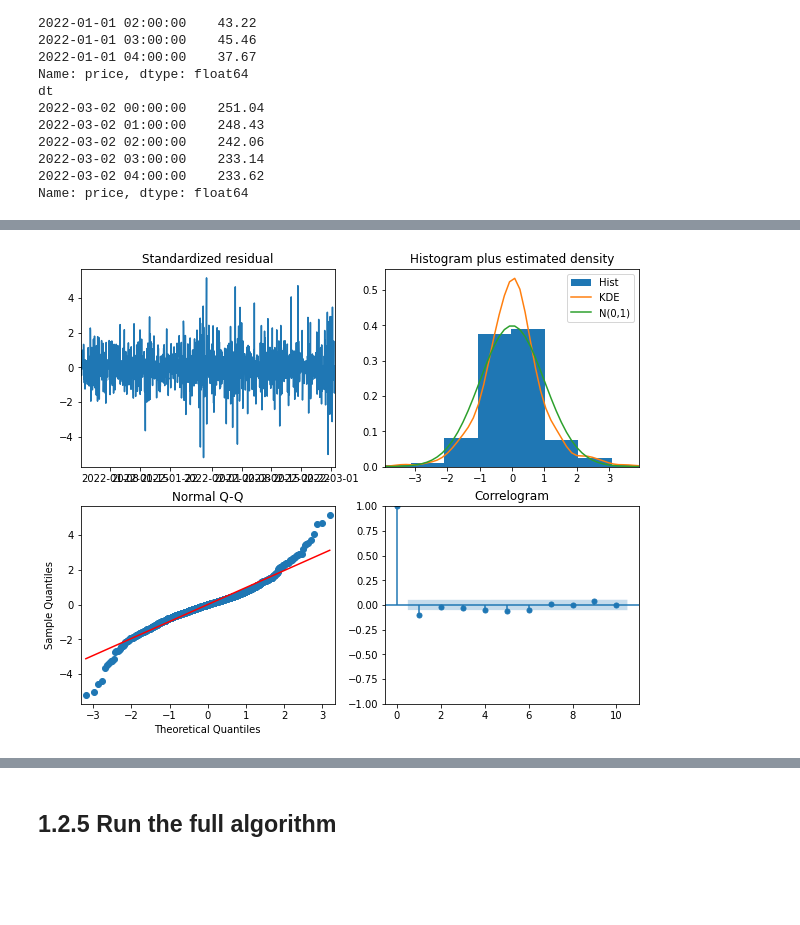
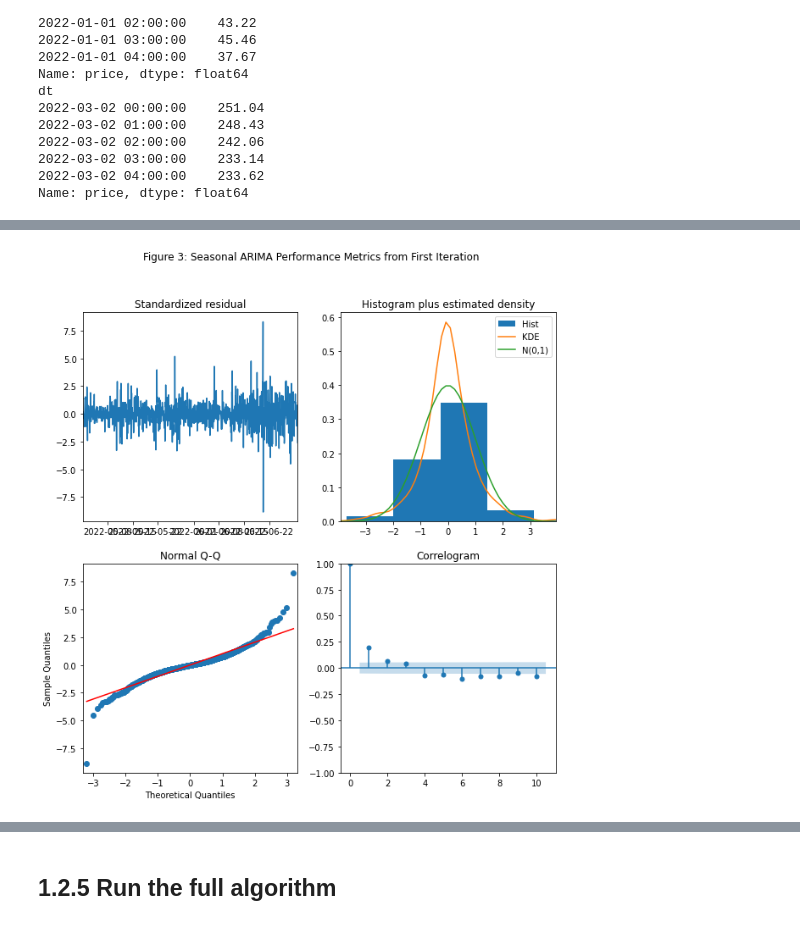
Before and after one commit to kingjosephm/Timeseries-forecasting, a Jupyter notebook: Part1.ipynb, the cells around one changed output, grey strips where cells are left out. Drawn from its saved outputs; the diff is of its cells as text; code cells hidden in the pictures; blank space fills up the shorter version.

```diff
--- a/Part1.ipynb
+++ b/Part1.ipynb
@@ -34,0 +58,4 @@ df['doy'] = df['dt'].dt.day_of_year  # numeric day of year
+# %%
+print("Before: \n", df.iloc[2041:2044, 1])
+df['price'] = df['price'].fillna(df.iloc[2041:2044, 1].mean())
+print("\n\nAfter: \n", df.iloc[2041:2044, 1])
@@ -93,5 +121,3 @@ dtype: float64
-# %%
-df = df[df['price'].notnull()].reset_index(drop=True)
 # %%
 figure(figsize=(8, 6), dpi=80)
 sns.lineplot(df, x='dt', y='price')
@@ -283,7 +319,8 @@ Covariance Type:                                   opg
 Warnings:
 [1] Covariance matrix calculated using the outer product of gradients (complex-step).
 # %%
-model.plot_diagnostics(figsize=(10,8))
+model.plot_diagnostics(figsize=(10,10))
+plt.suptitle('Figure 3: Seasonal ARIMA Performance Metrics from First Iteration')
 plt.show()
 # %% [output]
-[figure, old version]
+[figure, new version]
```
Also changed, not shown: parts of 30 cells of this notebook.
